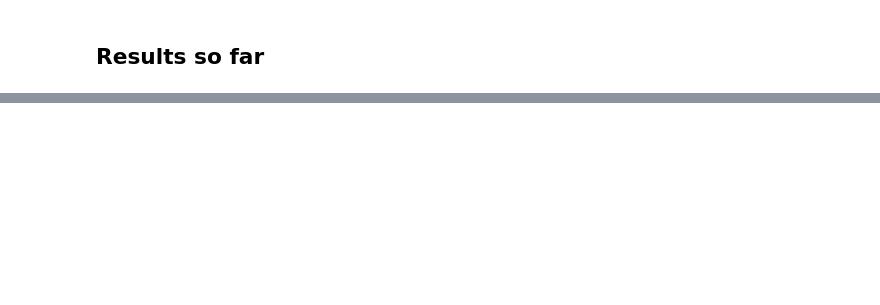
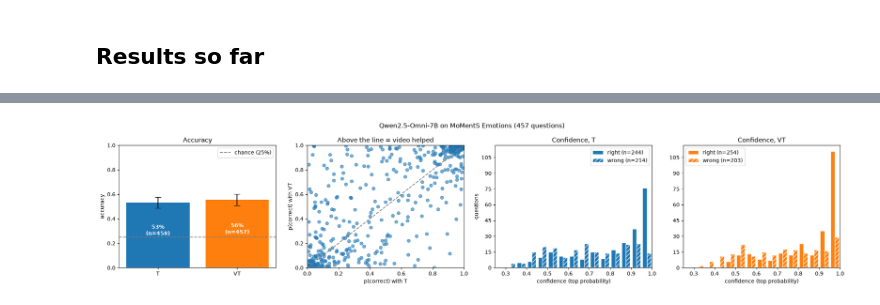
Before and after one commit to seriozh1/ai-alignment-demands-emotions, a Jupyter notebook: notebooks/04_run.ipynb, the cells around one changed output, grey strips where cells are left out. Cells and saved outputs as stored; diff of their text form; code cells hidden in the pictures; blank space fills up the shorter version.

```diff
--- a/notebooks/04_run.ipynb
+++ b/notebooks/04_run.ipynb
@@ -14,3 +12,5 @@ N_QUESTIONS = 3
+# %%
+N_QUESTIONS = None  # set to None to run all 598 questions (~10 h on CPU, ~1 min per question)
 # %%
 import sys, json, time, tomllib
 from pathlib import Path
@@ -68,0 +171,10 @@ results.pivot(index=["order", "question_id"], columns="condition", values=["prob
+# %%
+summary = df.groupby("condition").agg(
+    n=("correct", "size"),
+    accuracy=("correct", "mean"),
+    mean_confidence=("confidence", "mean"),
+    mean_p_correct=("p_correct", "mean"),
+    conf_when_right=("confidence", lambda c: c[df.loc[c.index, "correct"]].mean()),
+    conf_when_wrong=("confidence", lambda c: c[~df.loc[c.index, "correct"]].mean()),
+)
+summary.round(3)
@@ -68,0 +188,6 @@ results.pivot(index=["order", "question_id"], columns="condition", values=["prob
+# %%
+wide = df.pivot(index="question_id", columns="condition", values=["correct", "p_correct", "confidence"])
+wide = wide.dropna()  # only questions that have both T and VT
+print(f"{len(wide)} questions with both conditions")
+pd.crosstab(wide["correct"]["T"].map({True: "T right", False: "T wrong"}),
+            wide["correct"]["VT"].map({True: "VT right", False: "VT wrong"}))
@@ -68,0 +210,45 @@ results.pivot(index=["order", "question_id"], columns="condition", values=["prob
+# %%
+colors = {"T": "tab:blue", "VT": "tab:orange"}
+fig, axes = plt.subplots(1, 4, figsize=(20, 4.5))
+axes[3].sharey(axes[2])  # same y scale for the two confidence panels
+
+# 1. accuracy with a 95% interval (normal approximation), chance = 25%
+ax = axes[0]
+acc, n = summary["accuracy"], summary["n"]
+err = 1.96 * (acc * (1 - acc) / n) ** 0.5
+ax.bar(summary.index, acc, yerr=err, capsize=6, color=[colors[c] for c in summary.index])
+ax.axhline(0.25, ls="--", c="gray", label="chance (25%)")
+for i, (a, k) in enumerate(zip(acc, n)):
+    ax.text(i, a / 2, f"{a:.0%}\n(n={k})", ha="center", color="white", fontweight="bold")
+ax.set(ylim=(0, 1), ylabel="accuracy", title="Accuracy")
+ax.legend()
+
+# 2. probability on the correct answer, each dot is one question
+ax = axes[1]
+ax.scatter(wide["p_correct"]["T"], wide["p_correct"]["VT"], alpha=0.6)
+ax.plot([0, 1], [0, 1], c="gray", ls="--")
+ax.set(xlim=(0, 1), ylim=(0, 1), xlabel="p(correct) with T", ylabel="p(correct) with VT",
+       title="Above the line = video helped")
+
+# 3-4. confidence of right vs wrong answers, one panel per condition.
+# Bars side by side per bin: right = filled, wrong = same color with hatching.
+bins = [i / 20 for i in range(5, 21)]  # confidence is always >= 0.25
+for ax, cond in zip(axes[2:], ["T", "VT"]):
+    sub = df[df.condition == cond]
+    right, wrong = sub.loc[sub.correct, "confidence"], sub.loc[~sub.correct, "confidence"]
+    _, _, (bars_right, bars_wrong) = ax.hist(
+        [right, wrong], bins=bins, color=[colors[cond]] * 2, edgecolor="white",
+        label=[f"right (n={len(right)})", f"wrong (n={len(wrong)})"])
+    for bar in bars_wrong:
+        bar.set_hatch("///")
+    ax.set(xlim=(0.25, 1), xlabel="confidence (top probability)", title=f"Confidence, {cond}")
+    ax.yaxis.set_major_locator(MaxNLocator(integer=True))
+    ax.legend()
+axes[2].set_ylabel("questions")
+
+fig.suptitle(f"Qwen2.5-Omni-7B on MoMentS Emotions ({len(wide)} questions)")
+fig.tight_layout()
+fig.savefig(ROOT / "outputs/results.png", dpi=150)
+plt.show()
+# %% [output]
+[figure, added]
```
Also changed, not shown: parts of 14 cells of this notebook, 2 other files.
